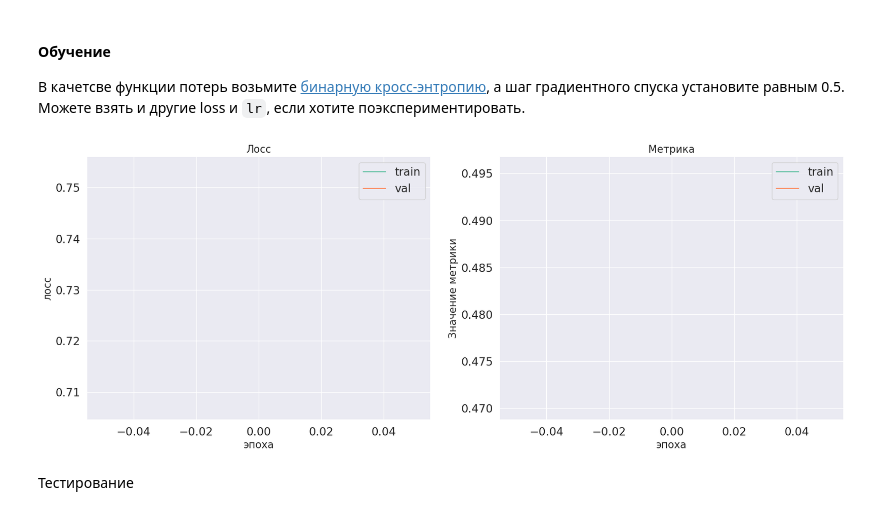
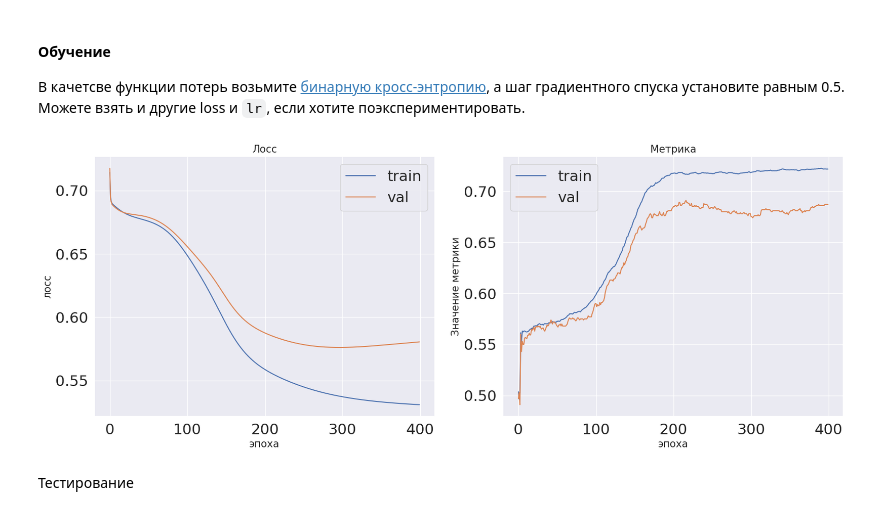
Before and after one commit to egoroz/data_scince_4_sem, a Jupyter notebook: 5/hw5.ipynb, the cells around one changed output. Cells and saved outputs as stored; diff of their text form; code cells hidden in the pictures.

```diff
--- a/5/hw5.ipynb
+++ b/5/hw5.ipynb
@@ -522,14 +535,11 @@ new_data
 # %%
 # исходя из графиков, отберём признаки для обучения
 
-selected_features = ["pt1", "eta1", "phi1", "eta2", "phi2"]
+selected_features = ["eta1", "phi1", "eta2"]
 X = new_data[selected_features]
-# X = np.hstack([new_data.drop("class", axis=1)])
 y = new_data['class']
 
 x = torch.FloatTensor(X.to_numpy())
-# x = torch.FloatTensor(X)
-
 y = torch.FloatTensor(y).reshape(-1, 1)
 
 x.shape, y.shape
@@ -642,8 +652,8 @@ X_train = scaler.fit_transform(X_train)
 X_test = scaler.transform(X_test)
 
 # X_train
-X_train = torch.FloatTensor(X_train).reshape(-1, 5)
-X_test = torch.FloatTensor(X_test).reshape(-1, 5)
+X_train = torch.FloatTensor(X_train).reshape(-1, len(selected_features))
+X_test = torch.FloatTensor(X_test).reshape(-1, len(selected_features))
 # %%
 X_test.shape
 # %% [output]
@@ -689,9 +699,9 @@ def metric(y_true, y_pred):
 Какой должна быть размерность входа первого слоя?
 # %%
 model = nn.Sequential(  # задаем нейронную сеть
-    nn.Linear(in_features=len(selected_features), out_features=10),
+    nn.Linear(in_features=len(selected_features), out_features=5),
     nn.Sigmoid(),
-    nn.Linear(in_features=10, out_features=1),
+    nn.Linear(in_features=5, out_features=1),
     nn.Sigmoid()
     )
 # %% [markdown]
@@ -700,10 +710,10 @@ model = nn.Sequential(  # задаем нейронную сеть
 В качетсве функции потерь возьмите [бинарную кросс-энтропию](https://pytorch.org/docs/stable/generated/torch.nn.BCELoss.html), а шаг градиентного спуска установите равным 0.5. Можете взять и другие loss и `lr`, если хотите поэкспериментировать.
 # %%
 optim_func = nn.BCELoss()
-optimizer = optim.SGD(model.parameters(), lr=0.5)
+optimizer = optim.SGD(model.parameters(), lr=3)
 # %%
-batch_size = 2000 # этот
-num_iter = 1  # и этот параметры можете также поварьировать
+batch_size = 10000 # этот
+num_iter = 400  # и этот параметры можете также поварьировать
 history = {
     'loss_train': [],
     'loss_val': [],
@@ -737,34 +747,34 @@ for i in range(num_iter):
     with torch.no_grad():
         loss_val = optim_func(y_pred_val, local_y_val)
 
     # Backward pass: вычисление градиентов оптимизируемой функции
     # по всем параметрам модели
     loss_train.backward()
 
     # Оптимизация: обновление параметров по формулам соответствующего
     # метода оптимизации, используются вычисленные ранее градиенты
     optimizer.step()
 
     # Зануление градиентов
     optimizer.zero_grad()
 
     # Считаем метрику на эпохе (здесь посчитана acuracy, можете реализовать любую другую за доп. баллы)
     metric_train = np.sum((y_pred_train.detach().numpy() >= class_lim_proba).reshape(-1) == local_y_train.detach().numpy().reshape(-1)) / len(indexes_train)
     metric_val = np.sum((y_pred_val.detach().numpy() >= class_lim_proba).reshape(-1) == local_y_val.detach().numpy().reshape(-1)) / len(indexes_val)
     # print(metric_train, metric_val)
     # print((y_pred_train.detach().numpy() >= class_lim_proba).reshape(-1,1))
     # print(local_y_train.detach().numpy())
 
     # Сохраняем результаты эпохи
     history['loss_train'].append(loss_train.item())
     history['loss_val'].append(loss_val)
     history['metric_train'].append(metric_train)
     history['metric_val'].append(metric_val)
 
     # График Метрики + Лосса для трейна и валидации каждую итерацию
     plot_learning_curves(history)
 # %% [output]
-[figure, old version]
+[figure, new version]
 # %% [markdown]
 Тестирование
 # %%
```
Also changed, not shown: parts of 22 cells of this notebook, 1 other file.
